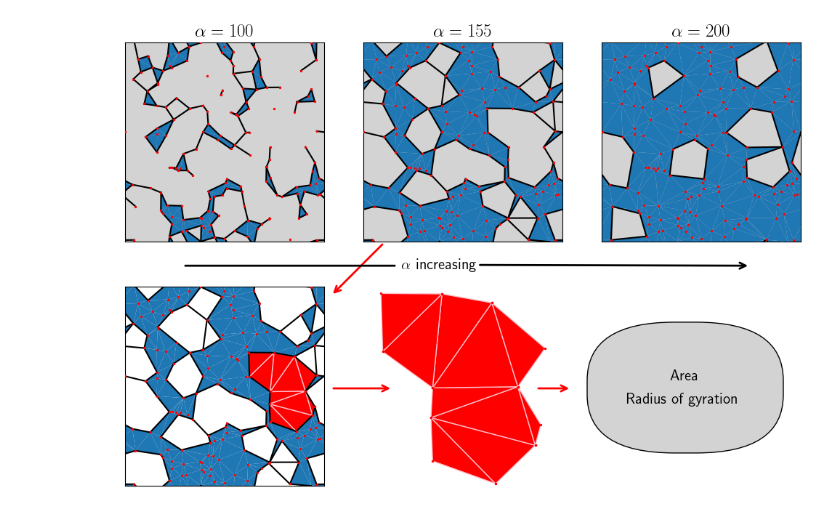
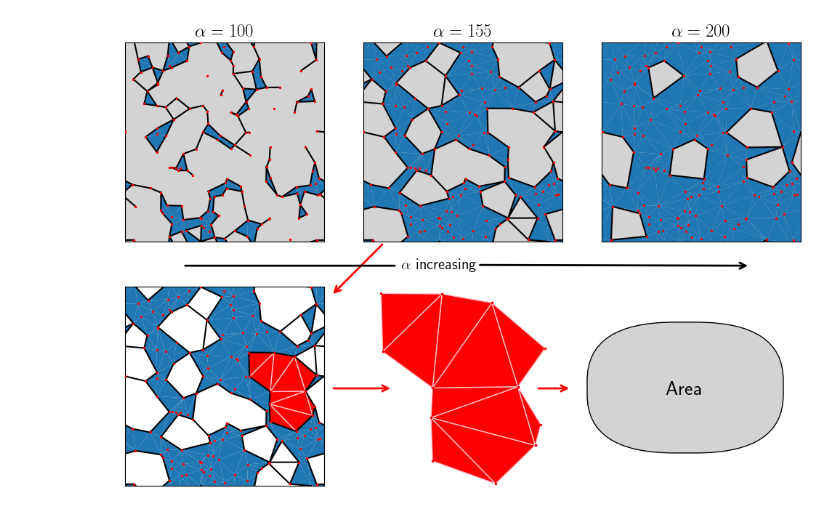
Before and after one commit to simonguld/Thesis, a Jupyter notebook: NematicAnalysis/makito/appendixFigure.ipynb, the cells around one changed output. Drawn from its saved outputs; the diff is of its cells as text; code cells hidden in the pictures.

Commit message:
figure finalization

```diff
--- a/NematicAnalysis/makito/appendixFigure.ipynb
+++ b/NematicAnalysis/makito/appendixFigure.ipynb
@@ -154,33 +154,33 @@ if 1:
 
     ax_area.annotate("",
                 xy=(0.545, 0.18), xycoords="figure fraction",  # Arrow end
                 xytext=(0.505, 0.18), textcoords="figure fraction",  # Arrow start
                 arrowprops=dict(arrowstyle="->", color="red", linewidth=2))
 
 items = ["Area", "Radius of gyration"]
 
 # Convert list to a formatted string
 list_text = "\n\n".join(items)
 if 1:
     # Add a rectangle (box) in figure coordinates
     box = patches.FancyBboxPatch((0.755, 0.27), 0.025, 0.025,  # (x, y, width, height)
                                 transform=fig.transFigure,
                                 boxstyle="round,pad=0.1",
                                 facecolor="lightgray", edgecolor="black")
 
     fig.patches.append(box)  # Add the box to the figure
 
 # Add the list inside the box
-fig.text(0.75, 0.295, items[0], fontsize=15, transform=fig.transFigure)
-fig.text(0.7, 0.255, items[1], fontsize=15, transform=fig.transFigure)
+fig.text(0.745, 0.27, items[0], fontsize=20, transform=fig.transFigure)
+#fig.text(0.7, 0.255, items[1], fontsize=15, transform=fig.transFigure)
 # plt.tight_layout()
 #fig.subplots_adjust(hspace=-0.5, wspace=-0.5)
 # Show the plot
 #fig.tight_layout()
 
 save_path = f"C:\\Users\\Simon Andersen\\Documents\\Uni\\Speciale\\Figures\\article\\alpha_schematic.jpeg"
 save_path_eps = f"C:\\Users\\Simon Andersen\\Documents\\Uni\\Speciale\\Figures\\article\\alpha_schematic.eps"
 fig.savefig(save_path, dpi=620,bbox_inches='tight' )#dpi=420)
 fig.savefig(save_path_eps,bbox_inches='tight' )#dpi=420)
 # %% [output]
-[figure, old version]
+[figure, new version]
```
Also changed, not shown: 6 other files.
